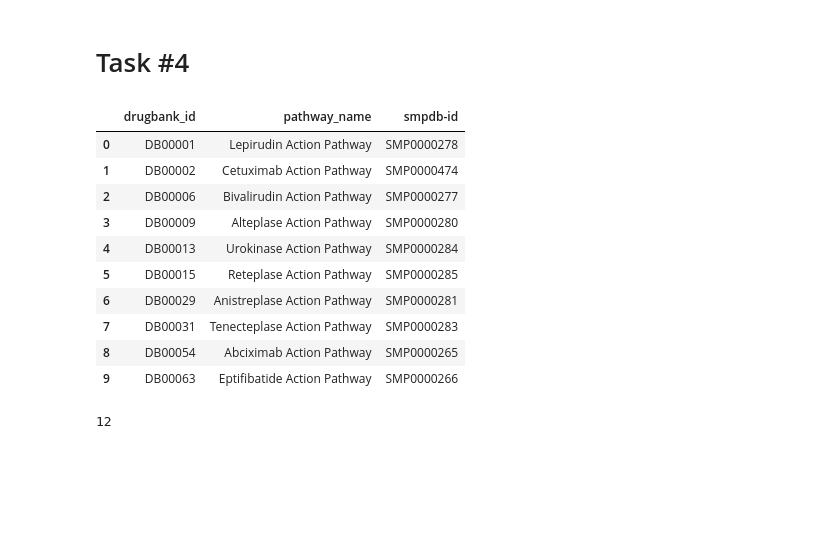
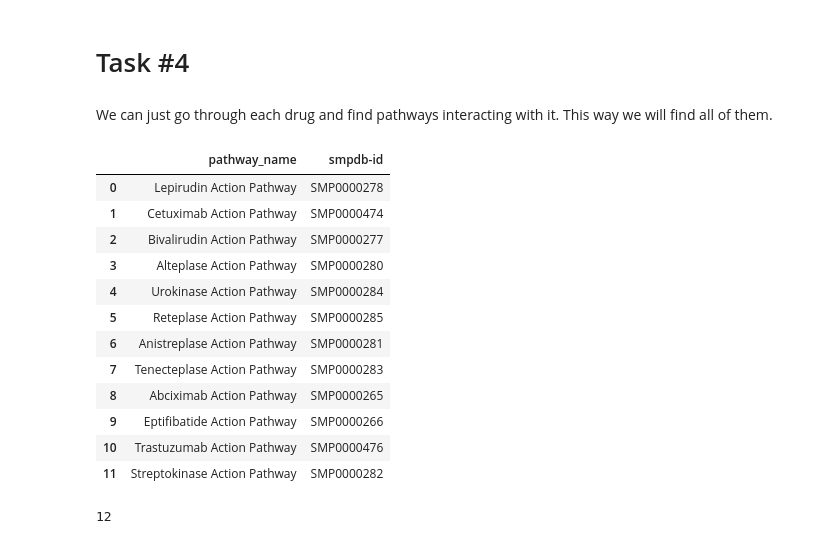
Before and after one commit to tkoso/Drugbank-Data-Analysis, a Jupyter notebook: notebooks/final_report.ipynb, the cells around one changed output. Saved outputs shown, nothing was run; the diff lists cells and outputs as text; code cells hidden in the pictures; blank space fills up the shorter version.

```diff
--- a/notebooks/final_report.ipynb
+++ b/notebooks/final_report.ipynb
@@ -72,23 +72,28 @@ df_products.head(10)
 | 9 | DB00002 | Erbitux | Merck Europe B.V. |  | Injection, solution | Intravenous | 5 mg/ml | EU | ... |
 # %% [markdown]
 # Task #4
-# %%
-from transformations import build_pathways_dataframe
-
-df_pathways = build_pathways_dataframe(XML_PATH)
-df_pathways.head(10)
-# %% [output]
-|  | drugbank_id | pathway_name | smpdb-id |
-| 0 | DB00001 | Lepirudin Action Pathway | SMP0000278 |
-| 1 | DB00002 | Cetuximab Action Pathway | SMP0000474 |
-| 2 | DB00006 | Bivalirudin Action Pathway | SMP0000277 |
-| 3 | DB00009 | Alteplase Action Pathway | SMP0000280 |
-| 4 | DB00013 | Urokinase Action Pathway | SMP0000284 |
-| 5 | DB00015 | Reteplase Action Pathway | SMP0000285 |
-| 6 | DB00029 | Anistreplase Action Pathway | SMP0000281 |
-| 7 | DB00031 | Tenecteplase Action Pathway | SMP0000283 |
-| 8 | DB00054 | Abciximab Action Pathway | SMP0000265 |
-| 9 | DB00063 | Eptifibatide Action Pathway | SMP0000266 |
+# %% [markdown]
+We can just go through each drug and find pathways interacting with it. This way we will find all of them.
+# %%
+from transformations import build_pathways_dataframe
+# TODO: think if the dataframe from task 5 would be better, as it has more information albeit allows to asnwer this as well.
+
+df_pathways = build_pathways_dataframe(XML_PATH)
+df_pathways.head(15)
+# %% [output]
+|  | pathway_name | smpdb-id |
+| 0 | Lepirudin Action Pathway | SMP0000278 |
+| 1 | Cetuximab Action Pathway | SMP0000474 |
+| 2 | Bivalirudin Action Pathway | SMP0000277 |
+| 3 | Alteplase Action Pathway | SMP0000280 |
+| 4 | Urokinase Action Pathway | SMP0000284 |
+| 5 | Reteplase Action Pathway | SMP0000285 |
+| 6 | Anistreplase Action Pathway | SMP0000281 |
+| 7 | Tenecteplase Action Pathway | SMP0000283 |
+| 8 | Abciximab Action Pathway | SMP0000265 |
+| 9 | Eptifibatide Action Pathway | SMP0000266 |
+| 10 | Trastuzumab Action Pathway | SMP0000476 |
+| 11 | Streptokinase Action Pathway | SMP0000282 |
 # %%
 from analyses import count_unique_pathways
 
```
Also changed, not shown: parts of 11 cells of this notebook, 3 other files.
